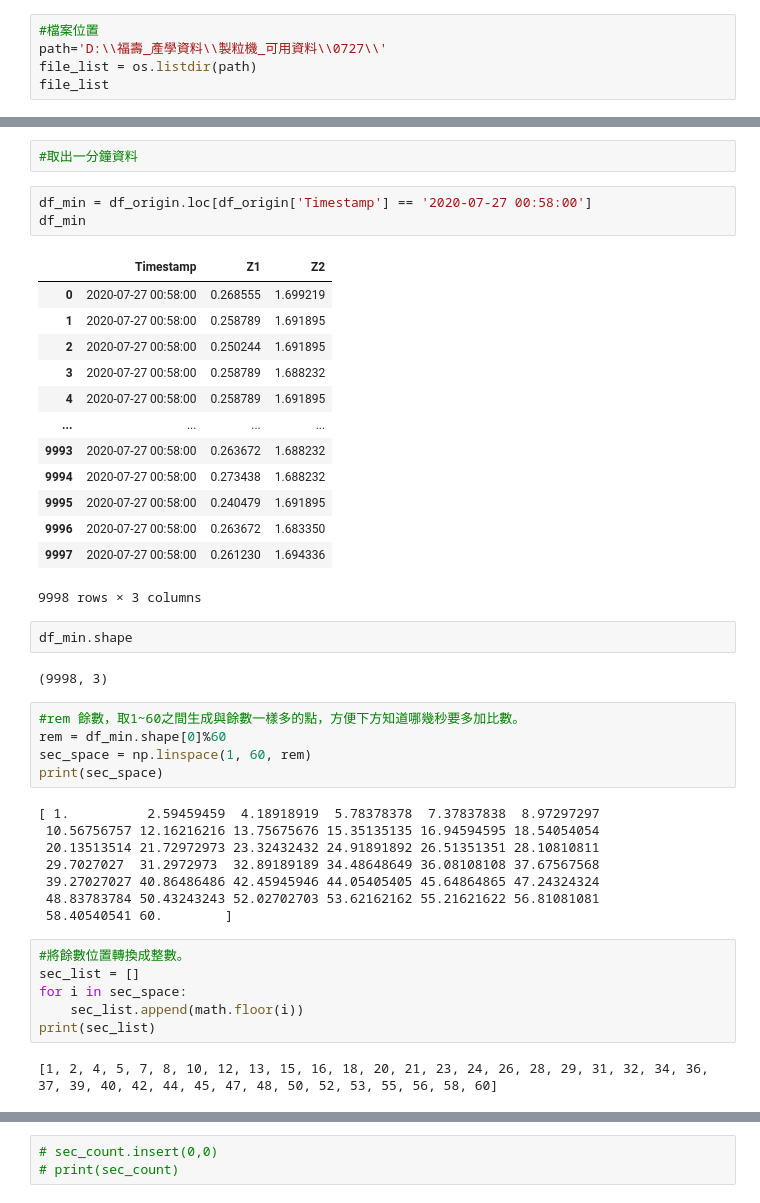
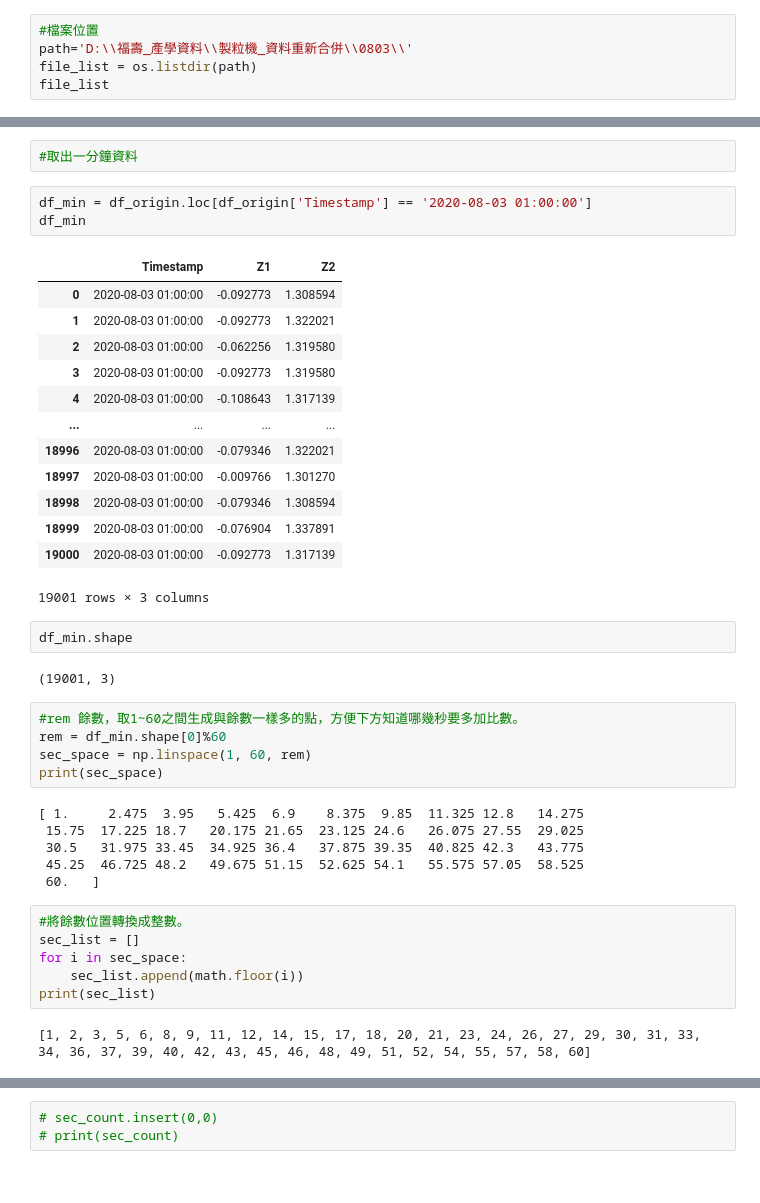
Before and after one commit to rtfgvb74125/Mould_ML, a Jupyter notebook: Data_processing/Mould_DataProcessing.ipynb, the cells around one changed output, grey strips where cells are left out. Saved outputs shown, nothing was run; the diff lists cells and outputs as text.

```diff
--- a/Data_processing/Mould_DataProcessing.ipynb
+++ b/Data_processing/Mould_DataProcessing.ipynb
@@ -10,7 +10,7 @@ from datetime import datetime
 # 列出資料檔案
 # %%
 #檔案位置
-path='D:\\福壽_產學資料\\製粒機_可用資料\\0727\\'
+path='D:\\福壽_產學資料\\製粒機_資料重新合併\\0803\\'
 file_list = os.listdir(path)
 file_list
 # %% [output]
@@ -81,39 +81,37 @@ list_timestamp
 # %%
 #取出一分鐘資料
 # %%
-df_min = df_origin.loc[df_origin['Timestamp'] == '2020-07-27 00:58:00']
+df_min = df_origin.loc[df_origin['Timestamp'] == '2020-08-03 01:00:00']
 df_min
 # %% [output]
 |  | Timestamp | Z1 | Z2 |
-| 0 | 2020-07-27 00:58:00 | 0.268555 | 1.699219 |
-| 1 | 2020-07-27 00:58:00 | 0.258789 | 1.691895 |
-| 2 | 2020-07-27 00:58:00 | 0.250244 | 1.691895 |
-| 3 | 2020-07-27 00:58:00 | 0.258789 | 1.688232 |
-| 4 | 2020-07-27 00:58:00 | 0.258789 | 1.691895 |
+| 0 | 2020-08-03 01:00:00 | -0.092773 | 1.308594 |
+| 1 | 2020-08-03 01:00:00 | -0.092773 | 1.322021 |
+| 2 | 2020-08-03 01:00:00 | -0.062256 | 1.319580 |
+| 3 | 2020-08-03 01:00:00 | -0.092773 | 1.319580 |
+| 4 | 2020-08-03 01:00:00 | -0.108643 | 1.317139 |
 | ... | ... | ... | ... |
-| 9993 | 2020-07-27 00:58:00 | 0.263672 | 1.688232 |
-| 9994 | 2020-07-27 00:58:00 | 0.273438 | 1.688232 |
-| 9995 | 2020-07-27 00:58:00 | 0.240479 | 1.691895 |
-| 9996 | 2020-07-27 00:58:00 | 0.263672 | 1.683350 |
-| 9997 | 2020-07-27 00:58:00 | 0.261230 | 1.694336 |
+| 18996 | 2020-08-03 01:00:00 | -0.079346 | 1.322021 |
+| 18997 | 2020-08-03 01:00:00 | -0.009766 | 1.301270 |
+| 18998 | 2020-08-03 01:00:00 | -0.079346 | 1.308594 |
+| 18999 | 2020-08-03 01:00:00 | -0.076904 | 1.337891 |
+| 19000 | 2020-08-03 01:00:00 | -0.092773 | 1.317139 |
-9998 rows × 3 columns
+19001 rows × 3 columns
 # %%
 df_min.shape
 # %% [output]
-(9998, 3)
+(19001, 3)
 # %%
 #rem 餘數，取1~60之間生成與餘數一樣多的點，方便下方知道哪幾秒要多加比數。
 rem = df_min.shape[0]%60
 sec_space = np.linspace(1, 60, rem)
 print(sec_space)
 # %% [output]
-[ 1.          2.59459459  4.18918919  5.78378378  7.37837838  8.97297297
- 10.56756757 12.16216216 13.75675676 15.35135135 16.94594595 18.54054054
- 20.13513514 21.72972973 23.32432432 24.91891892 26.51351351 28.10810811
- 29.7027027  31.2972973  32.89189189 34.48648649 36.08108108 37.67567568
- 39.27027027 40.86486486 42.45945946 44.05405405 45.64864865 47.24324324
- 48.83783784 50.43243243 52.02702703 53.62162162 55.21621622 56.81081081
- 58.40540541 60.        ]
+[ 1.     2.475  3.95   5.425  6.9    8.375  9.85  11.325 12.8   14.275
+ 15.75  17.225 18.7   20.175 21.65  23.125 24.6   26.075 27.55  29.025
+ 30.5   31.975 33.45  34.925 36.4   37.875 39.35  40.825 42.3   43.775
+ 45.25  46.725 48.2   49.675 51.15  52.625 54.1   55.575 57.05  58.525
+ 60.   ]
 # %%
 #將餘數位置轉換成整數。
 sec_list = []
@@ -121,7 +119,7 @@ for i in sec_space:
     sec_list.append(math.floor(i))
 print(sec_list)
 # %% [output]
-[1, 2, 4, 5, 7, 8, 10, 12, 13, 15, 16, 18, 20, 21, 23, 24, 26, 28, 29, 31, 32, 34, 36, 37, 39, 40, 42, 44, 45, 47, 48, 50, 52, 53, 55, 56, 58, 60]
+[1, 2, 3, 5, 6, 8, 9, 11, 12, 14, 15, 17, 18, 20, 21, 23, 24, 26, 27, 29, 30, 31, 33, 34, 36, 37, 39, 40, 42, 43, 45, 46, 48, 49, 51, 52, 54, 55, 57, 58, 60]
 # %%
 min_count = df_min.shape[0]
 print(min_count)
```
Also changed, not shown: parts of 12 cells of this notebook, 5 other files.
